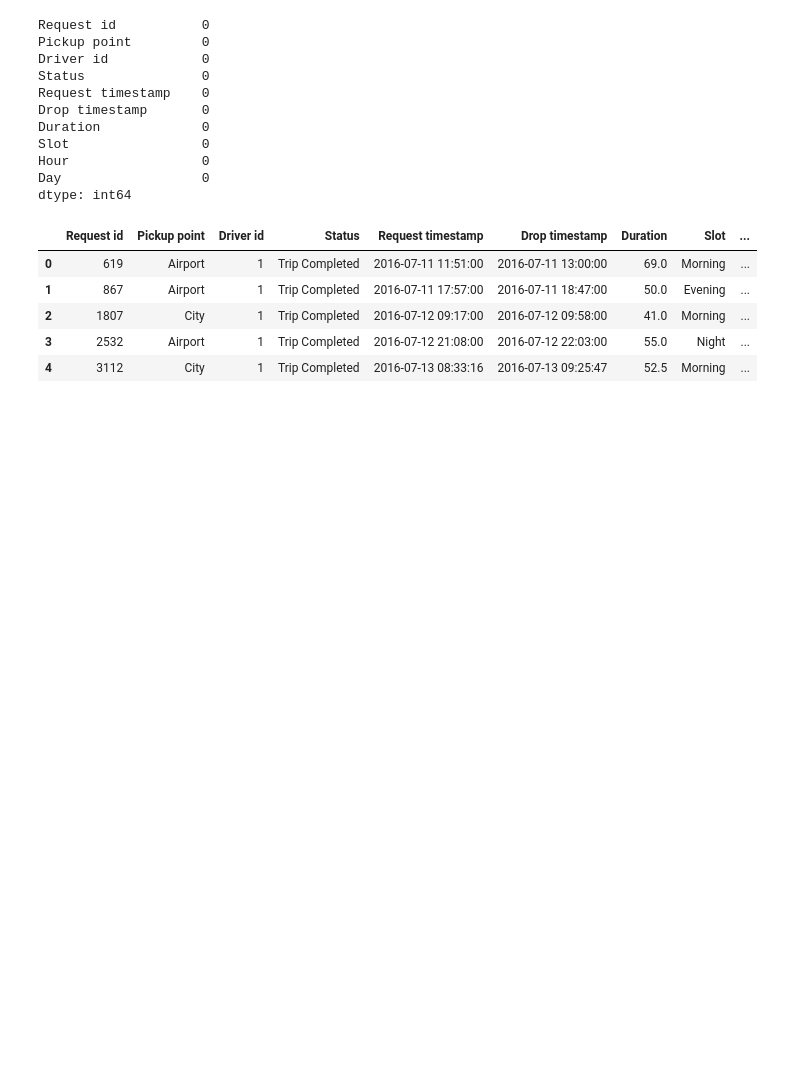
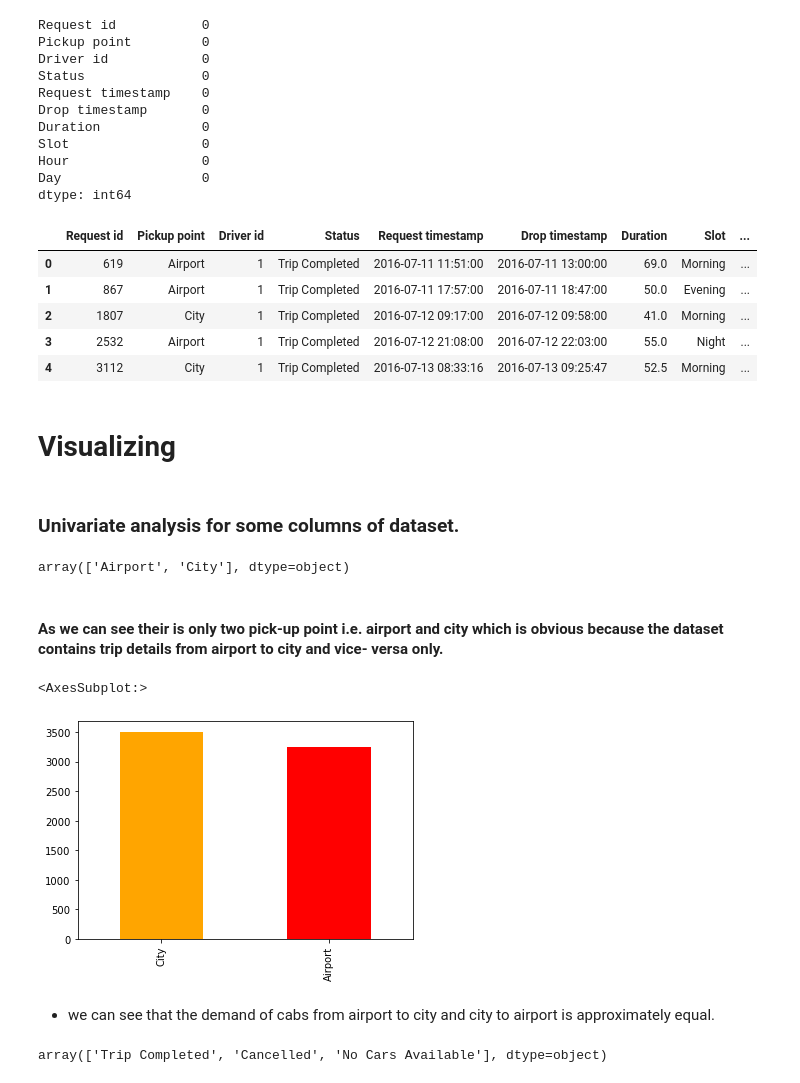
Before and after one commit to VikashShrivastava/EDA_PROJECT, a Jupyter notebook: EDA_CODES.ipynb, the cells around one changed output. Cells and saved outputs as stored; diff of their text form; code cells hidden in the pictures; blank space fills up the shorter version.

Commit message:
Univariate, Bivariate, Visualization, Finding out the problem

```diff
--- a/EDA_CODES.ipynb
+++ b/EDA_CODES.ipynb
@@ -304,3 +304,30 @@ uber_data.head()
 | 2 | 1807 | City | 1 | Trip Completed | 2016-07-12 09:17:00 | 2016-07-12 09:58:00 | 41.0 | Morning | ... |
 | 3 | 2532 | Airport | 1 | Trip Completed | 2016-07-12 21:08:00 | 2016-07-12 22:03:00 | 55.0 | Night | ... |
 | 4 | 3112 | City | 1 | Trip Completed | 2016-07-13 08:33:16 | 2016-07-13 09:25:47 | 52.5 | Morning | ... |
+# %% [markdown]
+# Visualizing
+# %% [markdown]
+### Univariate analysis for some columns of dataset.
+# %%
+# Checking the distinct pick-up points for uber cabs.
+
+uber_data['Pickup point'].unique()
+# %% [output]
+array(['Airport', 'City'], dtype=object)
+# %% [markdown]
+#### As we can see their is only two pick-up point i.e. airport and city which is obvious because the dataset contains trip details from airport to city and vice- versa only.
+# %%
+# Checking the demand for cabs.
+
+uber_data['Pickup point'].value_counts().plot(kind='bar',color=['orange', 'red'])
+# %% [output]
+<AxesSubplot:>
+[figure, added]
+# %% [markdown]
+- we can see that the demand of cabs from airport to city and city to airport is approximately equal.
+# %%
+# Checking the distinct status for the trips.
+
+uber_data['Status'].unique()
+# %% [output]
+array(['Trip Completed', 'Cancelled', 'No Cars Available'], dtype=object)
```
Also changed, not shown: parts of 24 cells of this notebook.
